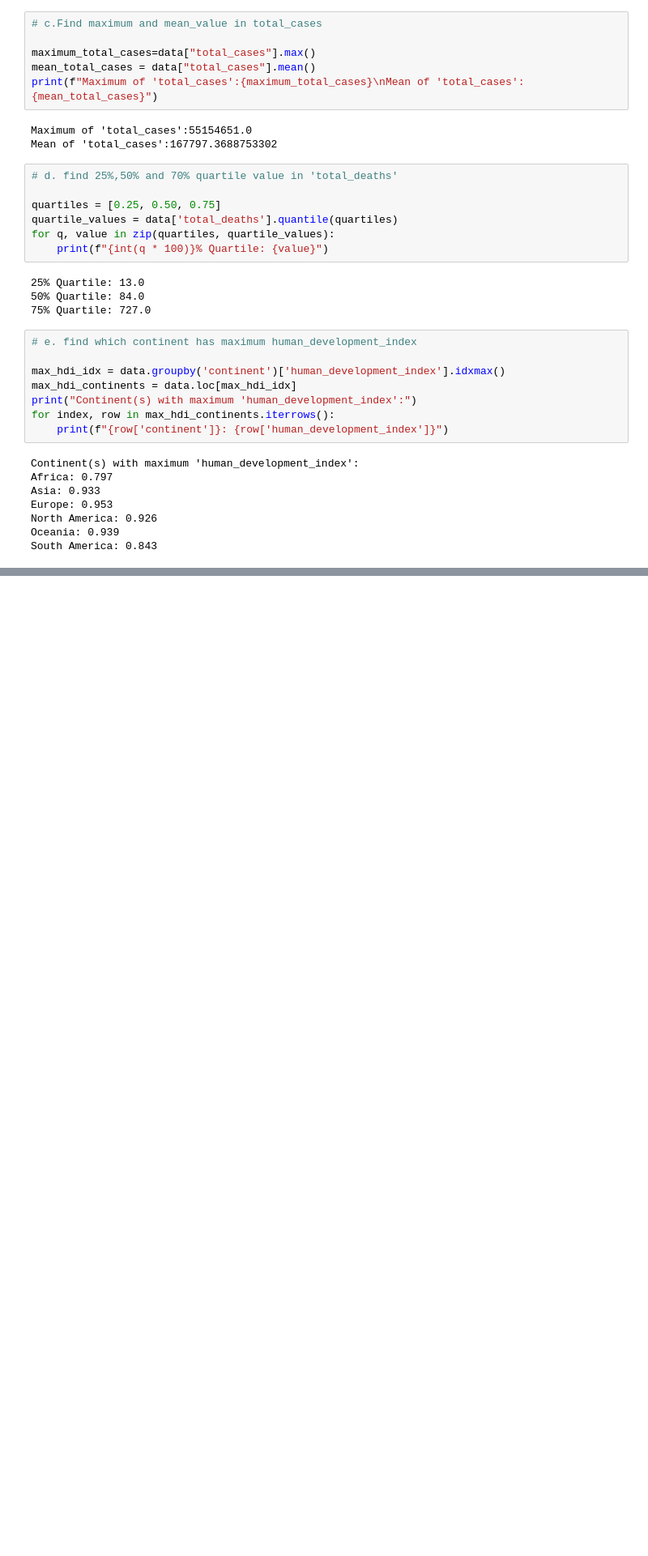
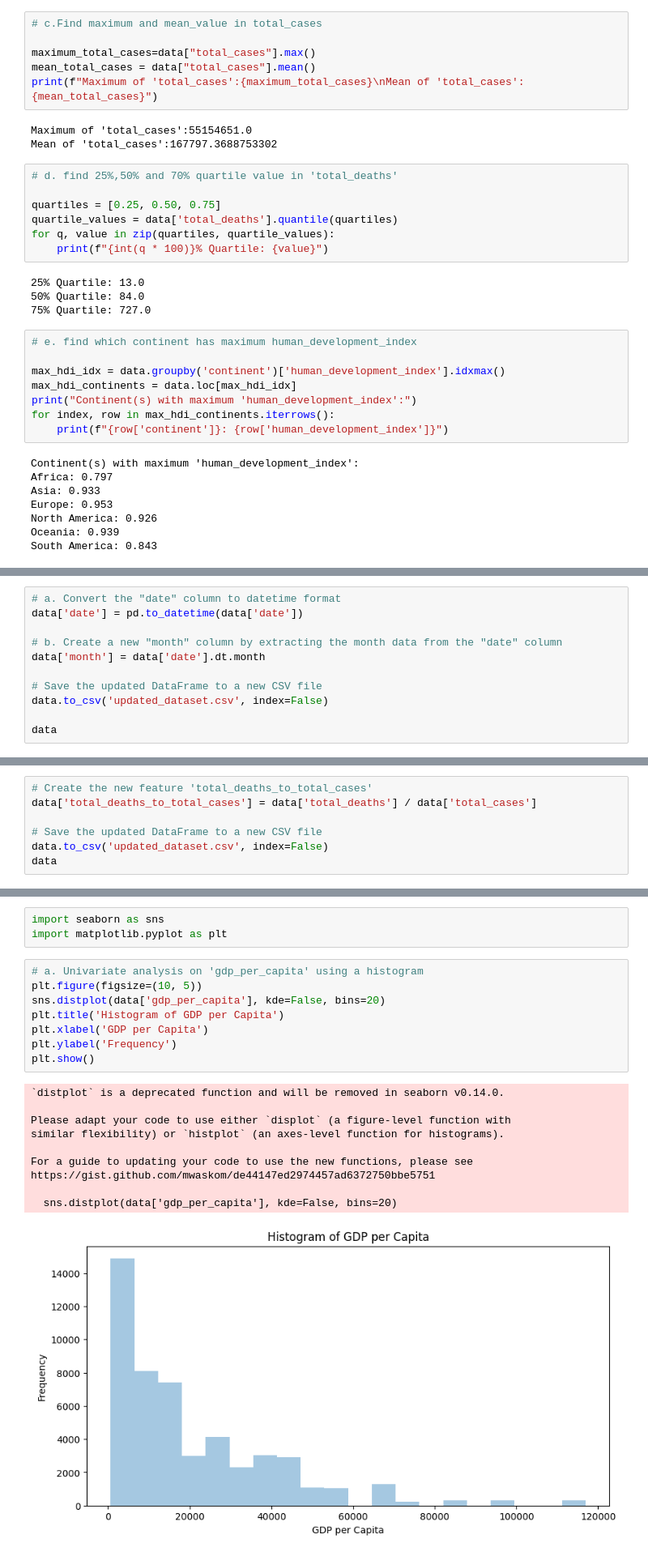
Before and after one commit to annmariajoypathippallil/Edyoda, a Jupyter notebook: Final_Project_Data_Wrangling.ipynb, the cells around one changed output, grey strips where cells are left out. Shown: that part at 81% size. Drawn from its saved outputs; the diff is of its cells as text; blank space fills up the shorter version.

```diff
--- a/Final_Project_Data_Wrangling.ipynb
+++ b/Final_Project_Data_Wrangling.ipynb
@@ -140,0 +274,11 @@ South America: 0.843
+# %%
+# a. Convert the "date" column to datetime format
+data['date'] = pd.to_datetime(data['date'])
+
+# b. Create a new "month" column by extracting the month data from the "date" column
+data['month'] = data['date'].dt.month
+
+# Save the updated DataFrame to a new CSV file
+data.to_csv('updated_dataset.csv', index=False)
+
+data
@@ -140,0 +328,7 @@ South America: 0.843
+# %%
+# Create the new feature 'total_deaths_to_total_cases'
+data['total_deaths_to_total_cases'] = data['total_deaths'] / data['total_cases']
+
+# Save the updated DataFrame to a new CSV file
+data.to_csv('updated_dataset.csv', index=False)
+data
@@ -140,0 +351,22 @@ South America: 0.843
+# %%
+import seaborn as sns
+import matplotlib.pyplot as plt
+# %%
+# a. Univariate analysis on 'gdp_per_capita' using a histogram
+plt.figure(figsize=(10, 5))
+sns.distplot(data['gdp_per_capita'], kde=False, bins=20)
+plt.title('Histogram of GDP per Capita')
+plt.xlabel('GDP per Capita')
+plt.ylabel('Frequency')
+plt.show()
+# %% [output]
+`distplot` is a deprecated function and will be removed in seaborn v0.14.0.
+
+Please adapt your code to use either `displot` (a figure-level function with
+similar flexibility) or `histplot` (an axes-level function for histograms).
+
+For a guide to updating your code to use the new functions, please see
+https://gist.github.com/mwaskom/de44147ed2974457ad6372750bbe5751
+
+  sns.distplot(data['gdp_per_capita'], kde=False, bins=20)
+[figure, added]
```
Also changed, not shown: parts of 21 cells of this notebook.
